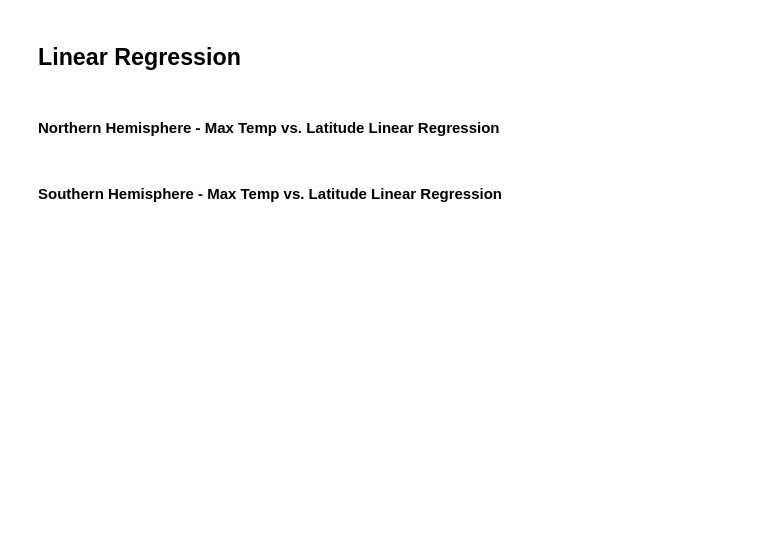
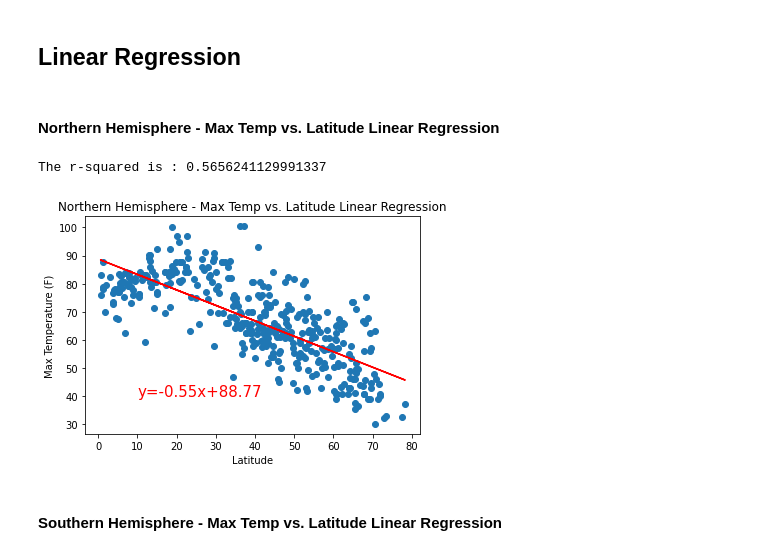
Before and after one commit to Mlara73/Weather-Analysis, a Jupyter notebook: WeatherPy/WeatherPy.ipynb, the cells around one changed output. Drawn from its saved outputs; the diff is of its cells as text; code cells hidden in the pictures; blank space fills up the shorter version.

Commit message:
Creating linear regressions

```diff
--- a/WeatherPy/WeatherPy.ipynb
+++ b/WeatherPy/WeatherPy.ipynb
@@ -253,6 +253,28 @@ plt.grid()
+# %%
+def regression(x,y):
+    (slope,intercept,rvalue,pvalue,stderr)=linregress(x,y)
+    regress_values= x*slope+intercept
+    line_eq= "y=" + str(round(slope,2)) + "x+" + str(round(intercept,2))
+    r_squared= rvalue**2
+    return regress_values,line_eq,r_squared
 # %%
 # Create Northern and Southern Hemisphere DataFrames
+
+northern_hemisphere= clean_city_data.loc[clean_city_data["Latitude"]>=0]
+southern_hemisphere= clean_city_data.loc[clean_city_data["Latitude"]<0]
 # %% [markdown]
 ####  Northern Hemisphere - Max Temp vs. Latitude Linear Regression
+# %%
+temp_northern= regression(northern_hemisphere["Latitude"],northern_hemisphere["Max Temp"])
+plt.scatter(northern_hemisphere["Latitude"],northern_hemisphere["Max Temp"])
+plt.plot(northern_hemisphere["Latitude"],temp_northern[0],"r-")
+plt.annotate(temp_northern[1],(10,40), fontsize=15, color="red")
+plt.xlabel("Latitude")
+plt.ylabel("Max Temperature (F)")
+plt.title("Northern Hemisphere - Max Temp vs. Latitude Linear Regression")
+print(f"The r-squared is : {temp_northern[2]}")
+# %% [output]
+The r-squared is : 0.5656241129991337
+[figure, added]
 # %% [markdown]
 ####  Southern Hemisphere - Max Temp vs. Latitude Linear Regression
```
Also changed, not shown: parts of 12 cells of this notebook.
